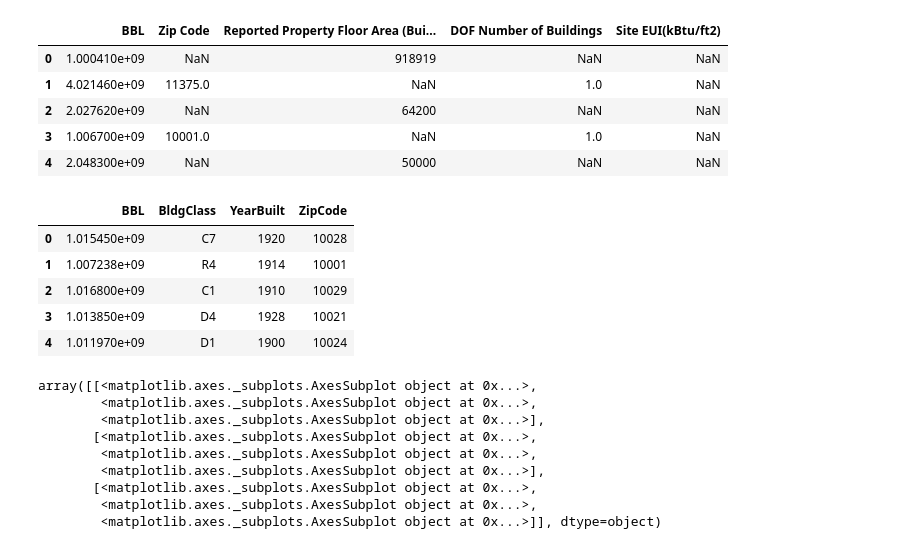
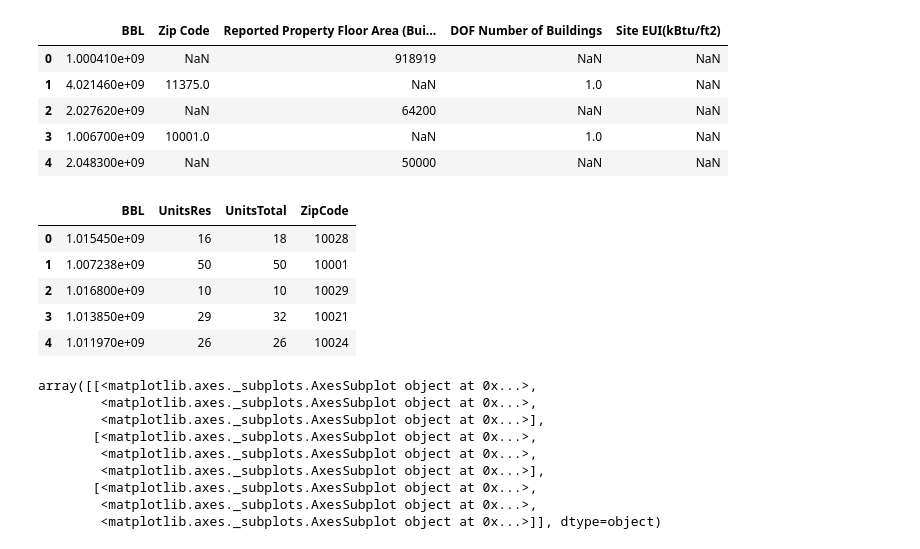
Before and after one commit to tashay/PUI2016_tg1478, a Jupyter notebook: HW6_tg1478/HW6_1_tg1478.ipynb, the cells around one changed output. Saved outputs shown, nothing was run; the diff lists cells and outputs as text; code cells hidden in the pictures.

```diff
--- a/HW6_tg1478/HW6_1_tg1478.ipynb
+++ b/HW6_tg1478/HW6_1_tg1478.ipynb
@@ -39,15 +44,15 @@ nrg.head()
 | 4 | 2.048300e+09 | NaN | 50000 | NaN | NaN |
 # %%
 bsize.columns
-bsize = bsize[['BBL','BldgClass','YearBuilt','ZipCode']]
+bsize = bsize[['BBL','UnitsRes','UnitsTotal','ZipCode']]
 bsize.head()
 # %% [output]
-|  | BBL | BldgClass | YearBuilt | ZipCode |
-| 0 | 1.015450e+09 | C7 | 1920 | 10028 |
-| 1 | 1.007238e+09 | R4 | 1914 | 10001 |
-| 2 | 1.016800e+09 | C1 | 1910 | 10029 |
-| 3 | 1.013850e+09 | D4 | 1928 | 10021 |
-| 4 | 1.011970e+09 | D1 | 1900 | 10024 |
+|  | BBL | UnitsRes | UnitsTotal | ZipCode |
+| 0 | 1.015450e+09 | 16 | 18 | 10028 |
+| 1 | 1.007238e+09 | 50 | 50 | 10001 |
+| 2 | 1.016800e+09 | 10 | 10 | 10029 |
+| 3 | 1.013850e+09 | 29 | 32 | 10021 |
+| 4 | 1.011970e+09 | 26 | 26 | 10024 |
 # %%
 # Scatter matrix of nrg data.
 scatter_matrix (nrg, s=300, figsize=(16, 16))
```
Also changed, not shown: parts of 21 cells of this notebook.
